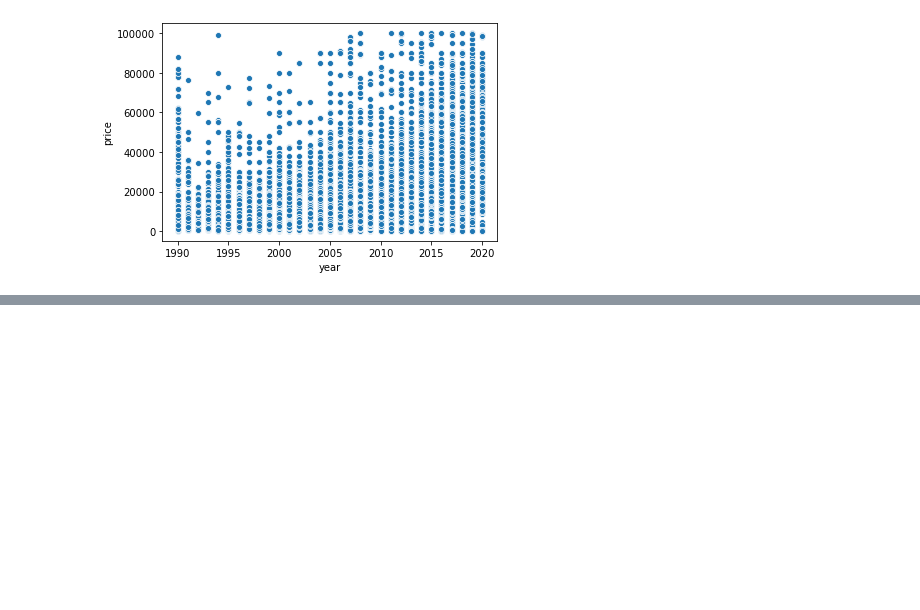
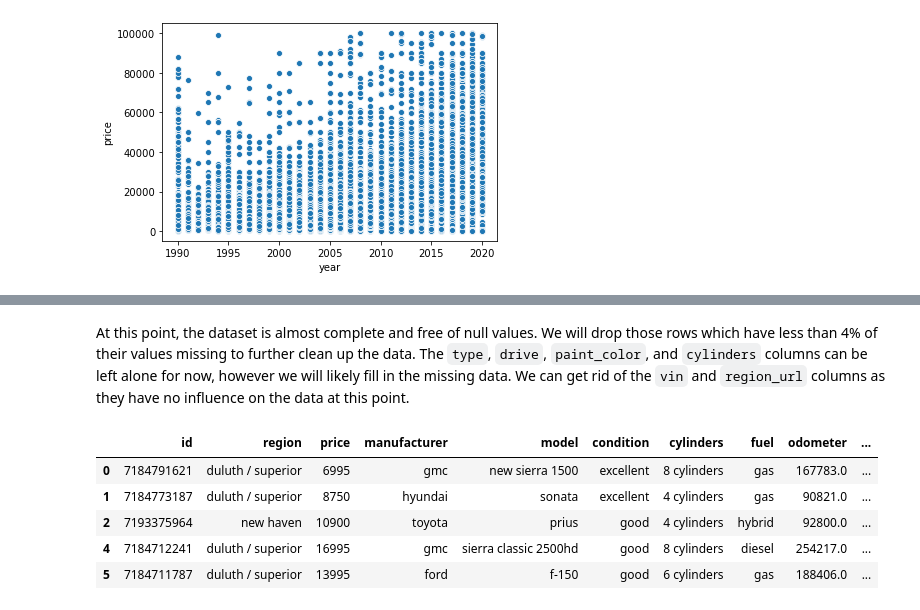
Before and after one commit to kmantha95/Predicting-Used-Car-Prices-CapstoneProject, a Jupyter notebook: predicting used car value - data wrangling.ipynb, the cells around one changed output, grey strips where cells are left out. Saved outputs shown, nothing was run; the diff lists cells and outputs as text; code cells hidden in the pictures; blank space fills up the shorter version.

```diff
--- a/predicting used car value - data wrangling.ipynb
+++ b/predicting used car value - data wrangling.ipynb
@@ -684,0 +721,12 @@ vehicle_data_drops_filtered.loc[vehicle_data_drops_filtered.year >= 2018]
+# %% [markdown]
+At this point, the dataset is almost complete and free of null values. We will drop those rows which have less than 4% of their values missing to further clean up the data. The `type`, `drive`, `paint_color`, and `cylinders` columns can be left alone for now, however we will likely fill in the missing data. We can get rid of the `vin` and `region_url` columns as they have no influence on the data at this point.
+# %%
+vehicle_data_filtered2 = vehicle_data_drops_filtered.drop(columns = ['vin', 'region_url'], axis=1)
+vehicle_data_filtered2.head()
+# %% [output]
+|  | id | region | price | manufacturer | model | condition | cylinders | fuel | odometer | ... |
+| 0 | 7184791621 | duluth / superior | 6995 | gmc | new sierra 1500 | excellent | 8 cylinders | gas | 167783.0 | ... |
+| 1 | 7184773187 | duluth / superior | 8750 | hyundai | sonata | excellent | 4 cylinders | gas | 90821.0 | ... |
+| 2 | 7193375964 | new haven | 10900 | toyota | prius | good | 4 cylinders | hybrid | 92800.0 | ... |
+| 4 | 7184712241 | duluth / superior | 16995 | gmc | sierra classic 2500hd | good | 8 cylinders | diesel | 254217.0 | ... |
+| 5 | 7184711787 | duluth / superior | 13995 | ford | f-150 | good | 6 cylinders | gas | 188406.0 | ... |
```
Also changed, not shown: parts of 11 cells of this notebook.
